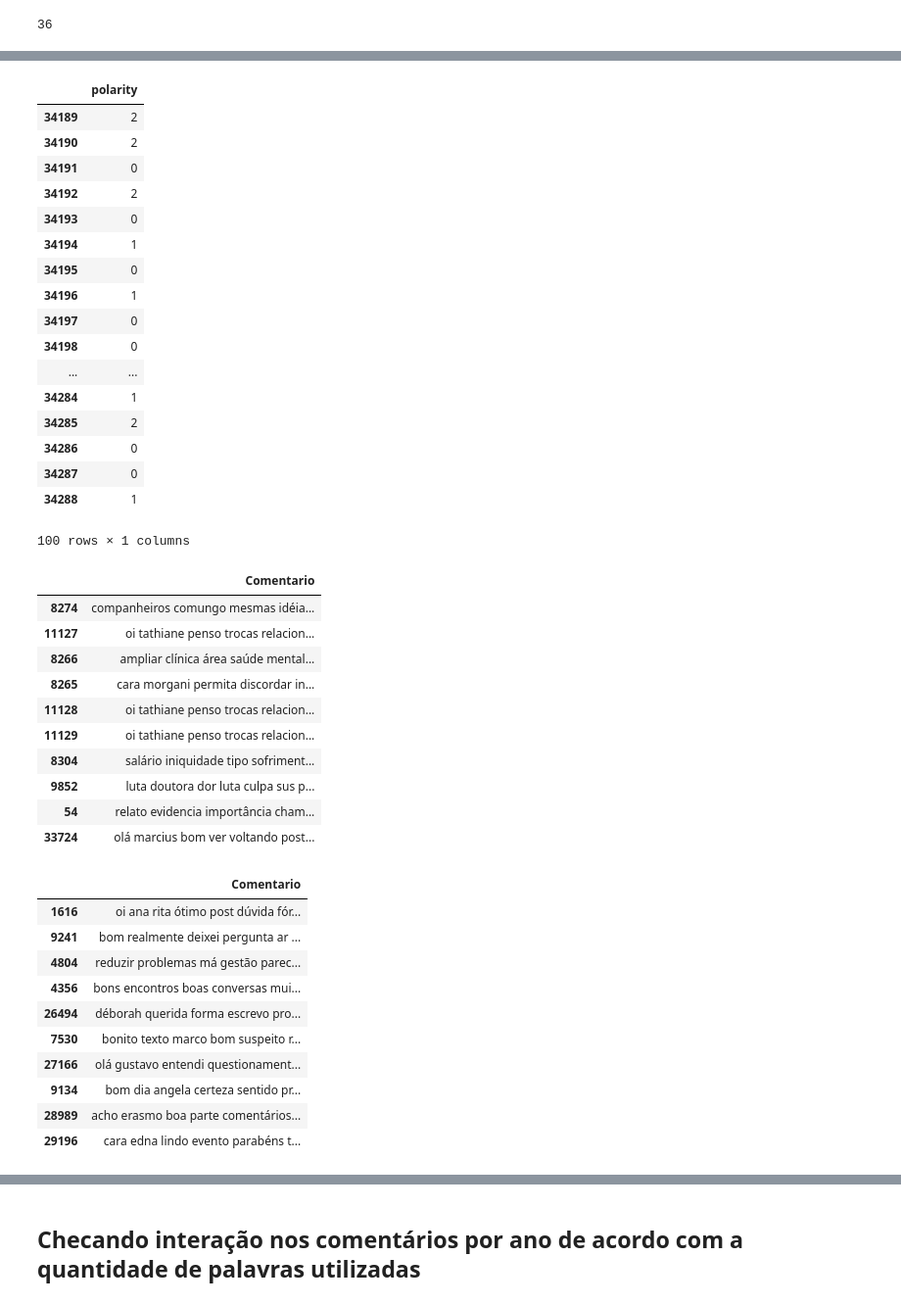
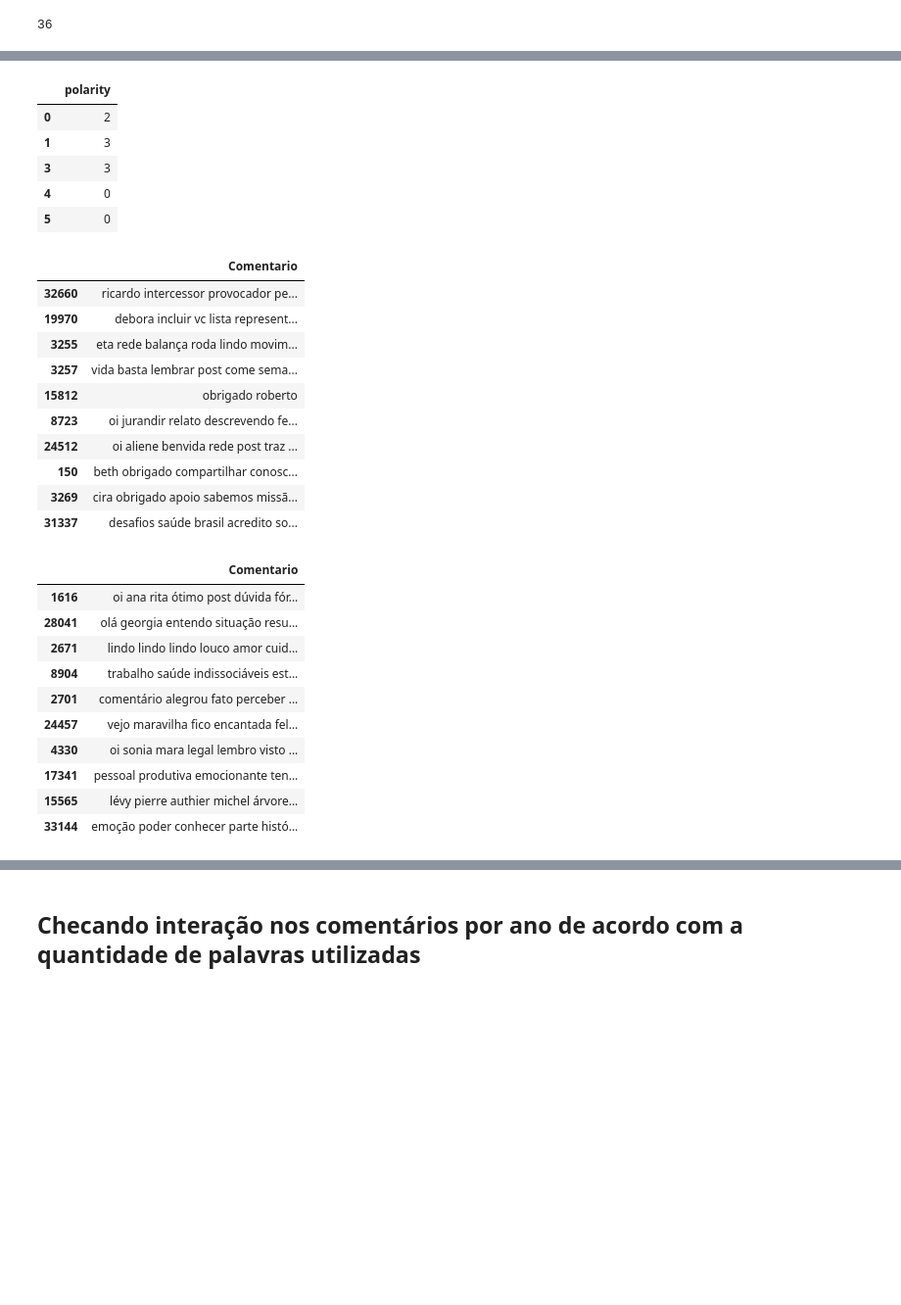
Before and after one commit to eduardo2s/rhs_python_scripts, a Jupyter notebook: rhs_sentiment.ipynb, the cells around one changed output, grey strips where cells are left out. Shown at 98% size. Cells and saved outputs as stored; diff of their text form; code cells hidden in the pictures; blank space fills up the shorter version.

```diff
--- a/rhs_sentiment.ipynb
+++ b/rhs_sentiment.ipynb
@@ -10,7 +10,7 @@ from collections import Counter
 import matplotlib.pyplot as plt
 import seaborn as sns
 # %%
-with open('/home/eduardo/Desktop/comentarios.csv', 'r', encoding="utf-8") as f:
+with open('/home/eduardo/Desktop/rhs/comentarios.csv', 'r', encoding="utf-8") as f:
     reader = csv.DictReader(f, delimiter=';')
     rows = list(reader)
 # %%
@@ -105,7 +105,7 @@ coments['Comentario'][34288]
 'que legal emília muito boa essa iniciativa estão todos de parabéns '
 # %%
 # Remove Stop Words
-pathStopwords = "/home/eduardo/Desktop/stopwords.txt"
+pathStopwords = "/home/eduardo/Desktop/rhs/stopwords.txt"
 # Read in and split the stopwords file.
 with open(pathStopwords, 'r') as f:
     stop_words = f.read().split("\n")
@@ -305,26 +314,14 @@ coments['polarity'] = coments['Comentario'].apply(score_sentiment)
 # %%
 coments.polarity = pd.to_numeric(coments.polarity, errors='coerce')
 # %%
-coments[['polarity']].tail(100)
+coments[['polarity']].head()
 # %% [output]
 |  | polarity |
-| 34189 | 2 |
-| 34190 | 2 |
-| 34191 | 0 |
-| 34192 | 2 |
-| 34193 | 0 |
-| 34194 | 1 |
-| 34195 | 0 |
-| 34196 | 1 |
-| 34197 | 0 |
-| 34198 | 0 |
-| ... | ... |
-| 34284 | 1 |
-| 34285 | 2 |
-| 34286 | 0 |
-| 34287 | 0 |
-| 34288 | 1 |
+| 0 | 2 |
+| 1 | 3 |
+| 3 | 3 |
+| 4 | 0 |
+| 5 | 0 |
-100 rows × 1 columns
 # %%
 sorteddf = coments.sort_values(by=['polarity'])
 for value in coments['polarity']:
@@ -336,30 +333,30 @@ for value in coments['polarity']:
 posdf[['Comentario']].tail(10)
 # %% [output]
 |  | Comentario |
-| 8274 | companheiros comungo mesmas idéia... |
-| 11127 | oi tathiane penso trocas relacion... |
-| 8266 | ampliar clínica área saúde mental... |
-| 8265 | cara morgani permita discordar in... |
-| 11128 | oi tathiane penso trocas relacion... |
-| 11129 | oi tathiane penso trocas relacion... |
-| 8304 | salário iniquidade tipo sofriment... |
-| 9852 | luta doutora dor luta culpa sus p... |
-| 54 | relato evidencia importância cham... |
-| 33724 | olá marcius bom ver voltando post... |
+| 32660 | ricardo intercessor provocador pe... |
+| 19970 | debora incluir vc lista represent... |
+| 3255 | eta rede balança roda lindo movim... |
+| 3257 | vida basta lembrar post come sema... |
+| 15812 | obrigado roberto |
+| 8723 | oi jurandir relato descrevendo fe... |
+| 24512 | oi aliene benvida rede post traz ... |
+| 150 | beth obrigado compartilhar conosc... |
+| 3269 | cira obrigado apoio sabemos missã... |
+| 31337 | desafios saúde brasil acredito so... |
 # %%
 negdf[['Comentario']].head(10)
 # %% [output]
 |  | Comentario |
 | 1616 | oi ana rita ótimo post dúvida fór... |
-| 9241 | bom realmente deixei pergunta ar ... |
-| 4804 | reduzir problemas má gestão parec... |
-| 4356 | bons encontros boas conversas mui... |
-| 26494 | déborah querida forma escrevo pro... |
-| 7530 | bonito texto marco bom suspeito r... |
-| 27166 | olá gustavo entendi questionament... |
-| 9134 | bom dia angela certeza sentido pr... |
-| 28989 | acho erasmo boa parte comentários... |
-| 29196 | cara edna lindo evento parabéns t... |
+| 28041 | olá georgia entendo situação resu... |
+| 2671 | lindo lindo lindo louco amor cuid... |
+| 8904 | trabalho saúde indissociáveis est... |
+| 2701 | comentário alegrou fato perceber ... |
+| 24457 | vejo maravilha fico encantada fel... |
+| 4330 | oi sonia mara legal lembro visto ... |
+| 17341 | pessoal produtiva emocionante ten... |
+| 15565 | lévy pierre authier michel árvore... |
+| 33144 | emoção poder conhecer parte histó... |
 # %%
 from wordcloud import WordCloud
 import random
```
Also changed, not shown: parts of 14 cells of this notebook.
